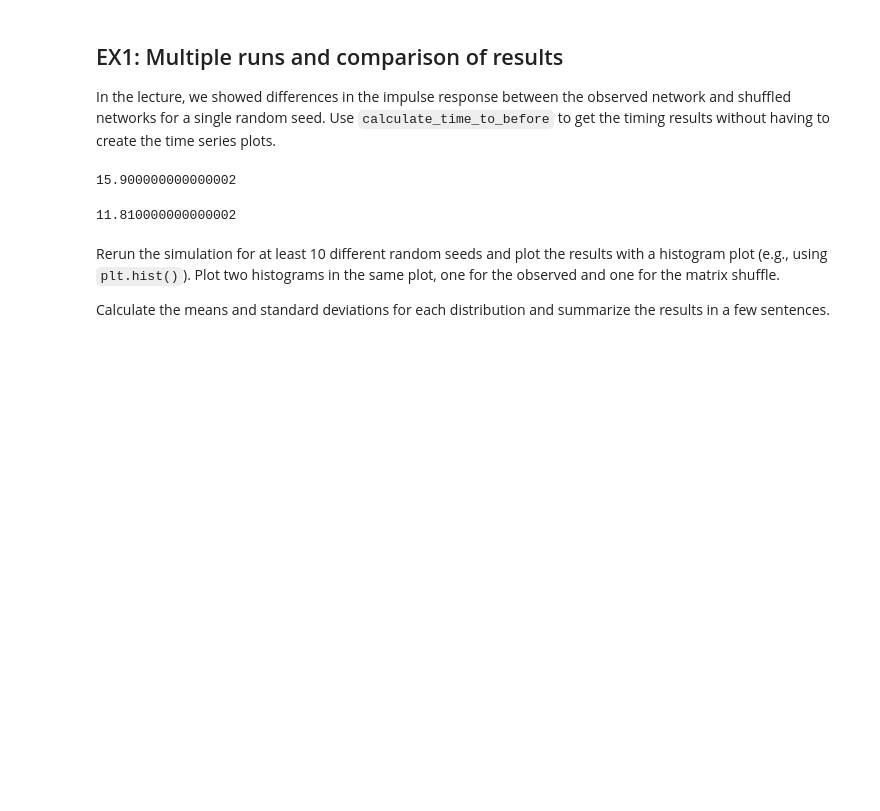
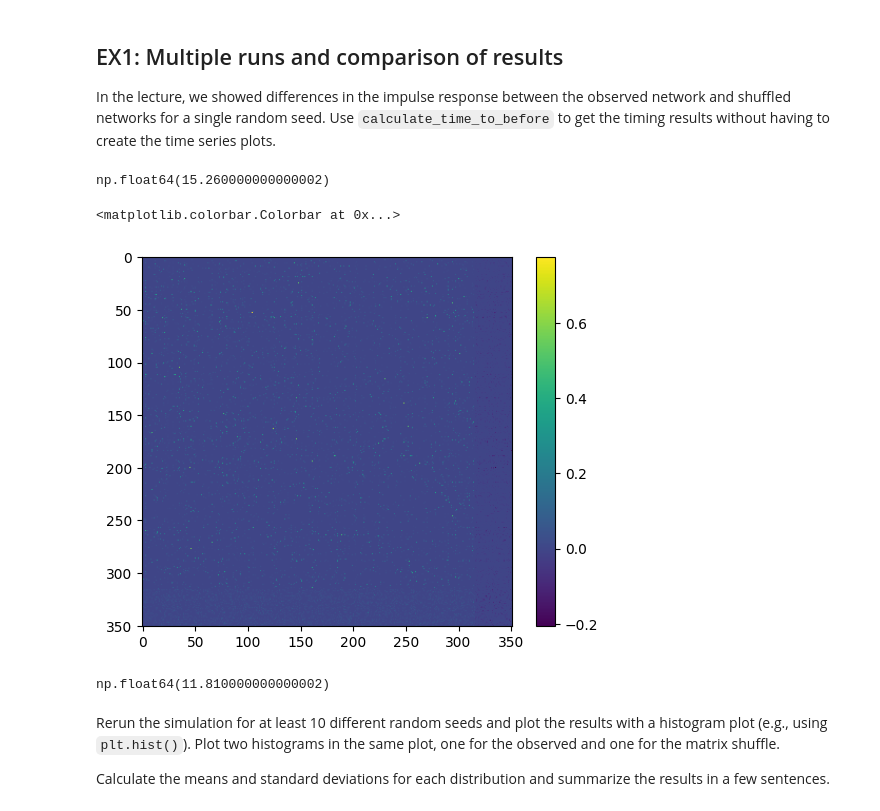
Before and after one commit to jgreen83/Spring2026-Connectome-Pseudospectra, a Jupyter notebook: Rhea_modelling_local_circuits_HW.ipynb, the cells around one changed output. Drawn from its saved outputs; the diff is of its cells as text; code cells hidden in the pictures; blank space fills up the shorter version.

```diff
--- a/Rhea_modelling_local_circuits_HW.ipynb
+++ b/Rhea_modelling_local_circuits_HW.ipynb
@@ -256,12 +256,35 @@ def input_balance_excitation_inhibition(W: np.ndarray, n_neurons_exc: int, inh_e
     """
     W_bal = W.copy()
 
-    per_neuron_exc_input_sum = np.sum(W[:, :n_neurons_exc], axis=1)
-    per_neuron_inh_input_sum = np.sum(W[:, n_neurons_exc:], axis=1)
+    per_neuron_exc_input_sum = np.sum(W[:, :n_neurons_exc], axis=1) #for each neuron, the total weight of the inputs (fixed row, all the columns)
+    per_neuron_inh_input_sum = np.sum(W[:, n_neurons_exc:], axis=1) #same for inhibitory neurons.
 
-    per_neuron_inh_input_sum[per_neuron_inh_input_sum == 0] = 1 # stable behavior
+    per_neuron_inh_input_sum[per_neuron_inh_input_sum == 0] = 1 # stable behavior -- allow it to divide by zero
 
-    inh_scale_up = per_neuron_exc_input_sum / -per_neuron_inh_input_sum * inh_exc_balance
+    inh_scale_up = (per_neuron_exc_input_sum / -per_neuron_inh_input_sum)* inh_exc_balance
+    W_bal[:, n_neurons_exc:] *= inh_scale_up[:, None]
+    return W_bal
+
+  def input_balance_with_crosstalk(W: np.ndarray, n_neurons_exc: int, inh_exc_balance: float=1, crosstalk: float = 1):
+    """ Balances E and I on the input side of every neuron
+
+    Args:
+        W: a weight matrix
+        n_neurons_exc: number of excitatory neurons in the matrix (first n_neurons_exc are assumed to be the excitatory neurons)
+        inh_exc_balance: how to balabce E and I. A value of 1 balances E and I equally; a lower value will weight E higher.
+        crosstalk: parameter determining the connection strength between the EI and IE blocks
+
+    Returns:
+        W_bal: a balanced weight matrix
+    """
+    W_bal = W.copy()
+
+    per_neuron_exc_input_sum = np.sum(W[:n_neurons_exc, :n_neurons_exc], axis=1) #for each neuron, the total weight of the inputs (fixed row, all the columns)
+    per_neuron_inh_input_sum = np.sum(W[n_neurons_exc:, n_neurons_exc:], axis=1) #same for inhibitory neurons.
+
+    per_neuron_inh_input_sum[per_neuron_inh_input_sum == 0] = 1 # stable behavior -- allow it to divide by zero
+
+    inh_scale_up = (per_neuron_exc_input_sum / -per_neuron_inh_input_sum)* inh_exc_balance #difference between J_EE and J_II -- not the crosstalk
     W_bal[:, n_neurons_exc:] *= inh_scale_up[:, None]
     return W_bal
 
@@ -398,7 +421,7 @@ random_seed = 0
 # Connectivity parameters
 g = .002  # overall gain of connectivity
 connectivity_proba = .25 # Likelihood of two neurons to be connected with each other
-r_inhibitory = .15 # Ratio of inhibitory neurons
+r_inhibitory = .10 # Ratio of inhibitory neurons
 inh_exc_balance = .15 # Result of I/E for every neuron's input
 
 n_neurons_exc = len(syn_mat_l23)
@@ -425,7 +448,13 @@ delta_T = calculate_time_to_before(r=r[:n_neurons_exc], dt=dt, stimulus=stimulus
 
 delta_T
 # %% [output]
-15.900000000000002
+np.float64(15.260000000000002)
+# %%
+plt.imshow(W)
+plt.colorbar()
+# %% [output]
+<matplotlib.colorbar.Colorbar at 0x...>
+[figure, added]
 # %%
 W = observed_plus_random_connectivity_matrix(shuffle_W_conns(syn_mat_l23, random_seed=random_seed), r_inhibitory=r_inhibitory, g=g,
                                              connectivity_proba=connectivity_proba, random_seed=random_seed,
@@ -436,7 +465,7 @@ delta_T = calculate_time_to_before(r=r[:n_neurons_exc], dt=dt, stimulus=stimulus
 
 delta_T
 # %% [output]
-11.810000000000002
+np.float64(11.810000000000002)
 # %% [markdown]
 Rerun the simulation for at least 10 different random seeds and plot the results with a histogram plot (e.g., using `plt.hist()`). Plot two histograms in the same plot, one for the observed and one for the matrix shuffle.
 
```
